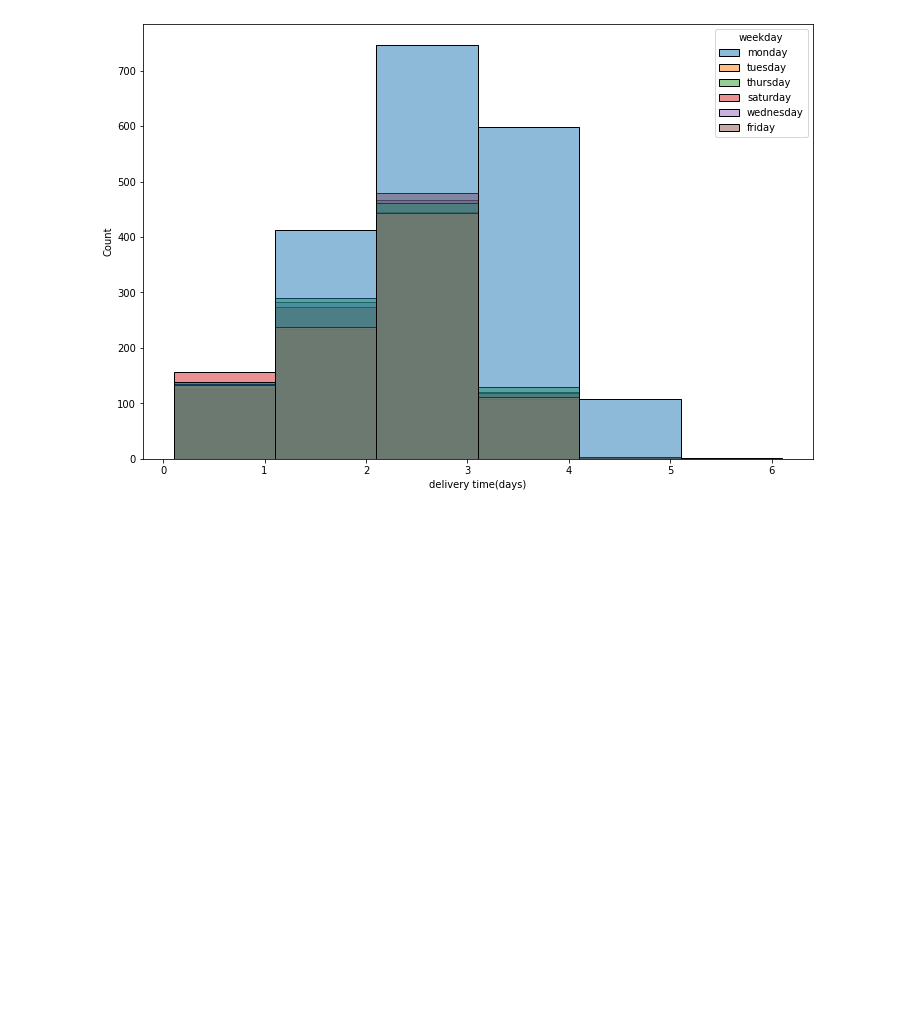
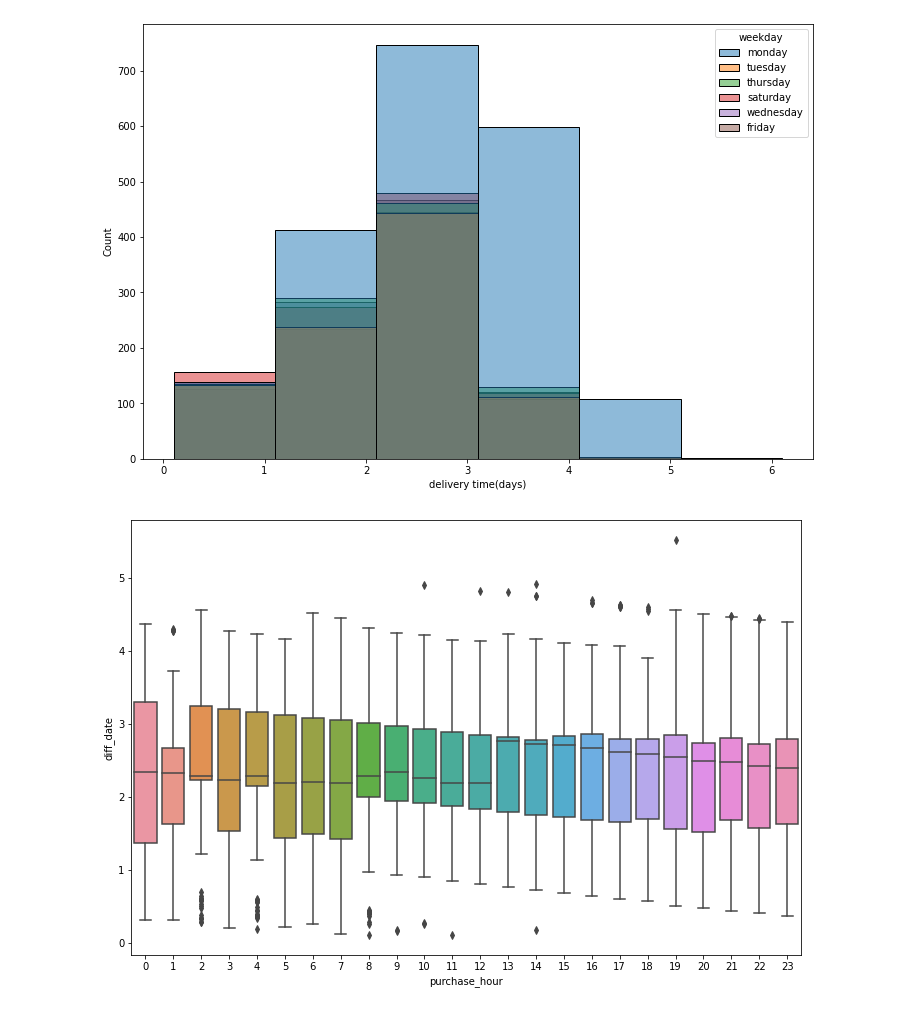
Before and after one commit to pszachew/Delivery-Prediction, a Jupyter notebook: EDA.ipynb, the cells around one changed output. Saved outputs shown, nothing was run; the diff lists cells and outputs as text; code cells hidden in the pictures; blank space fills up the shorter version.

```diff
--- a/EDA.ipynb
+++ b/EDA.ipynb
@@ -176,3 +206,11 @@ plt.xlabel("delivery time(days)")
 plt.show()
 # %% [output]
 [figure]
+# %%
+all_info['purchase_hour'] = all_info['purchase_timestamp'].apply(lambda x: x.hour)
+# %%
+plt.figure(figsize=(12,8))
+sns.boxplot(data=all_info, x='purchase_hour', y='diff_date')
+plt.show()
+# %% [output]
+[figure, added]
```
Also changed, not shown: parts of 4 cells of this notebook.
